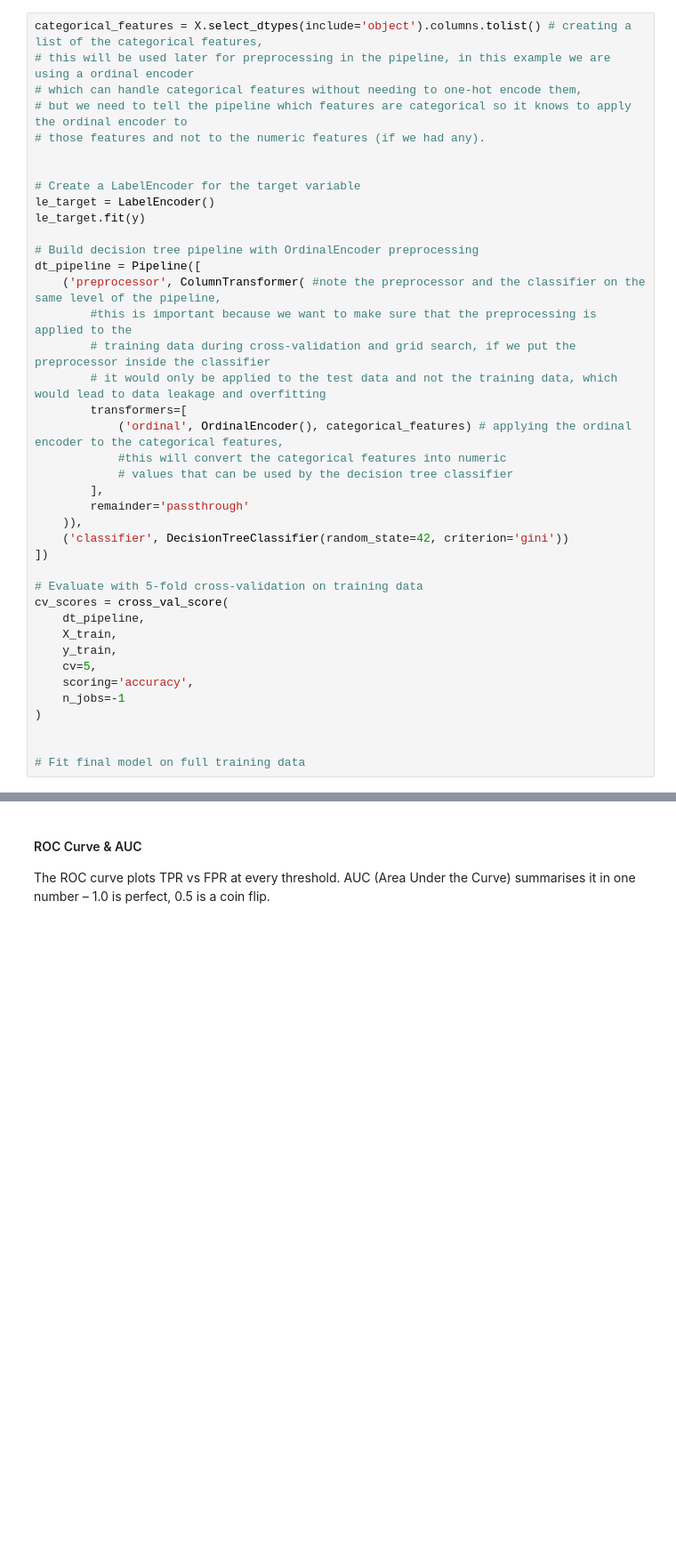
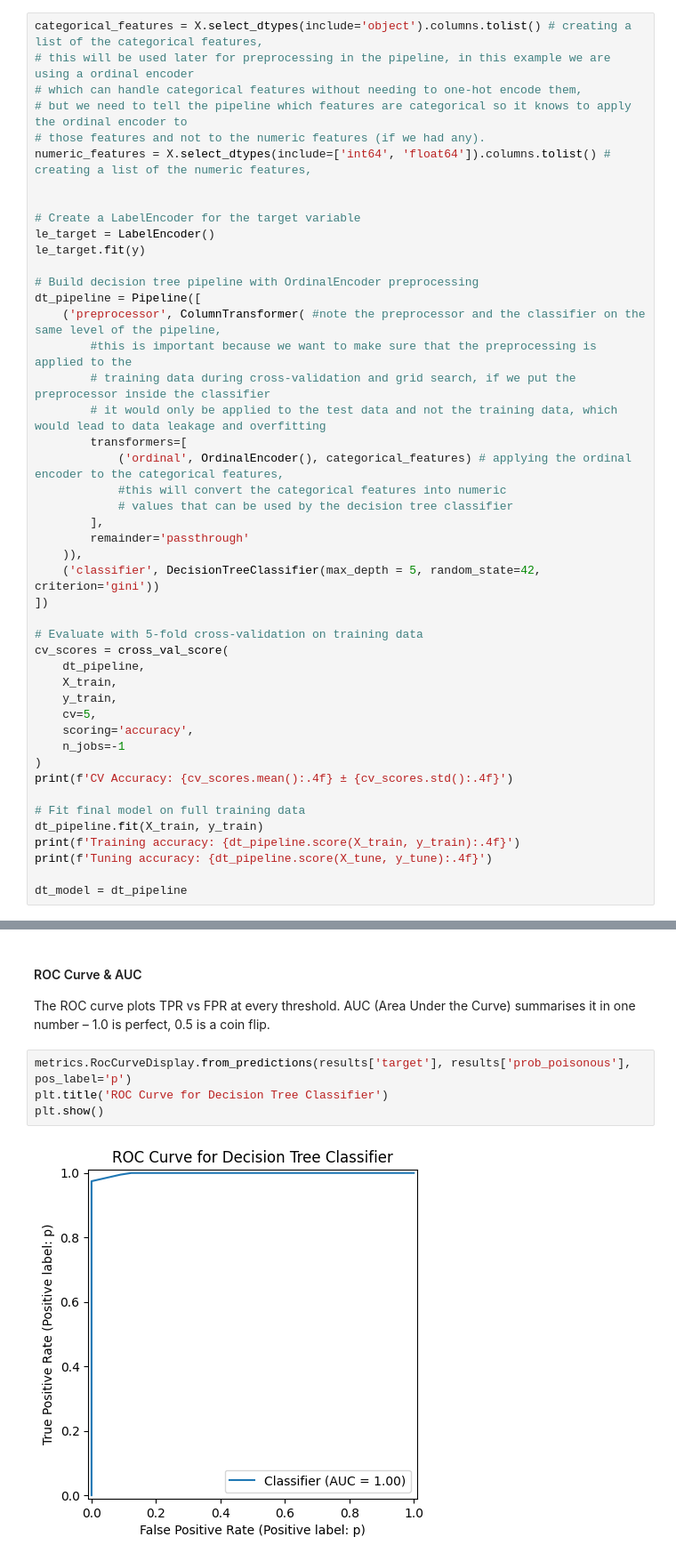
Before and after one commit to nhorton06/week_10_eval, a Jupyter notebook: Model_Metrics_Lab_Updated.ipynb, the cells around one changed output, grey strips where cells are left out. Shown at 89% size. Drawn from its saved outputs; the diff is of its cells as text; blank space fills up the shorter version.

```diff
--- a/Model_Metrics_Lab_Updated.ipynb
+++ b/Model_Metrics_Lab_Updated.ipynb
@@ -307,6 +307,7 @@ categorical_features = X.select_dtypes(include='object').columns.tolist() # crea
 # which can handle categorical features without needing to one-hot encode them,
 # but we need to tell the pipeline which features are categorical so it knows to apply the ordinal encoder to
 # those features and not to the numeric features (if we had any).
+numeric_features = X.select_dtypes(include=['int64', 'float64']).columns.tolist() # creating a list of the numeric features,
 
 
 # Create a LabelEncoder for the target variable
@@ -326,7 +327,7 @@ dt_pipeline = Pipeline([
         ],
         remainder='passthrough'
     )),
-    ('classifier', DecisionTreeClassifier(random_state=42, criterion='gini'))
+    ('classifier', DecisionTreeClassifier(max_depth = 5, random_state=42, criterion='gini'))
 ])
 
 # Evaluate with 5-fold cross-validation on training data
@@ -338,7 +339,12 @@ cv_scores = cross_val_score(
     scoring='accuracy',
     n_jobs=-1
 )
-
+print(f'CV Accuracy: {cv_scores.mean():.4f} ± {cv_scores.std():.4f}')
 
 # Fit final model on full training data
+dt_pipeline.fit(X_train, y_train)
+print(f'Training accuracy: {dt_pipeline.score(X_train, y_train):.4f}')
+print(f'Tuning accuracy: {dt_pipeline.score(X_tune, y_tune):.4f}')
+
+dt_model = dt_pipeline
 # %% [output]
@@ -380,3 +429,9 @@ The confusion matrix shows us where our model is getting confused, build a confu
 #### ROC Curve & AUC
 
 The ROC curve plots TPR vs FPR at every threshold. AUC (Area Under the Curve) summarises it in one number – 1.0 is perfect, 0.5 is a coin flip.
+# %%
+metrics.RocCurveDisplay.from_predictions(results['target'], results['prob_poisonous'], pos_label='p')
+plt.title('ROC Curve for Decision Tree Classifier')
+plt.show()
+# %% [output]
+[figure, added]
```
Also changed, not shown: parts of 15 cells of this notebook.
